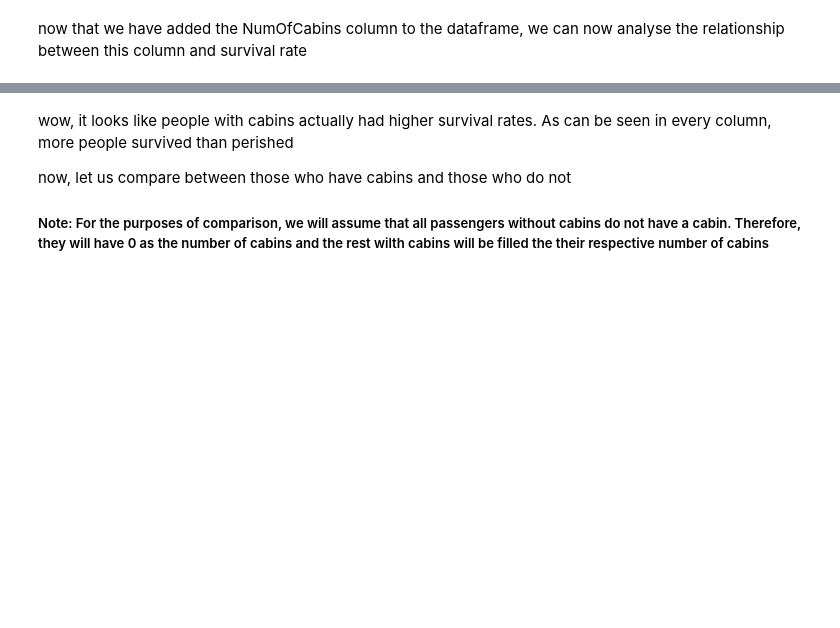
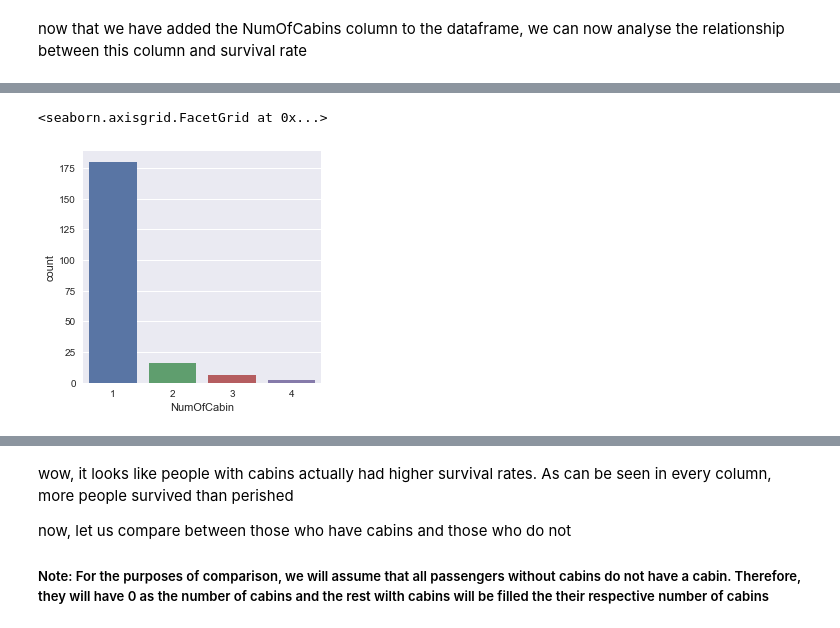
Before and after one commit to boonsiangteh/boonsiangteh.github.io, a Jupyter notebook: Boon_EDA_with_Titanic_Dataset.ipynb, the cells around one changed output, grey strips where cells are left out. Saved outputs shown, nothing was run; the diff lists cells and outputs as text; code cells hidden in the pictures; blank space fills up the shorter version.

```diff
--- a/Boon_EDA_with_Titanic_Dataset.ipynb
+++ b/Boon_EDA_with_Titanic_Dataset.ipynb
@@ -277,5 +512,5 @@ print(df_train.Cabin.describe())
 # %%
 # let's find out how many with cabin survived
-df_train_w_cabin = df_train[df_train.Cabin.isnull() ==  False]
+df_train_w_cabin = df_train[df_train.Cabin.isnull() ==  False][['PassengerId', 'Survived', 'Cabin']]
 # %%
 sns.factorplot(data=df_train_w_cabin, x='Survived', kind='count')
@@ -286,7 +531,7 @@ df_train_w_cabin
 # %% [markdown]
 from the table above, we see that there are a few passengers with more than 1 cabin
 # %%
-df_train_w_cabin.Cabin.str.split(' ', n=0)
+df_train_w_cabin['NumOfCabin'] = df_train_w_cabin.Cabin.str.split(' ', n=0).apply(lambda x : len(x))
 # %% [markdown]
 now that we manage to split the cabins into arrays, we can get the number of cabins and add them to the table for us to see if there's any relationship between number of cabins and survival rate
 
@@ -297,2 +538,0 @@ numOfCabins = df_train_w_cabin.Cabin.str.split(' ', n=0).apply(lambda x: len(x))
-# %%
-df_train_w_cabin.loc[:,'NumOfCabins'] = numOfCabins
@@ -305,3 +567,6 @@ df_train_w_cabin.NumOfCabins.describe()
 # %%
-sns.factorplot(data=df_train_w_cabin, x='NumOfCabins', kind='count')
+sns.factorplot(data=df_train_w_cabin, x='NumOfCabin', kind='count')
+# %% [output]
+<seaborn.axisgrid.FacetGrid at 0x...>
+[figure, added]
 # %%
```
Also changed, not shown: parts of 56 cells of this notebook, 1 other file.
